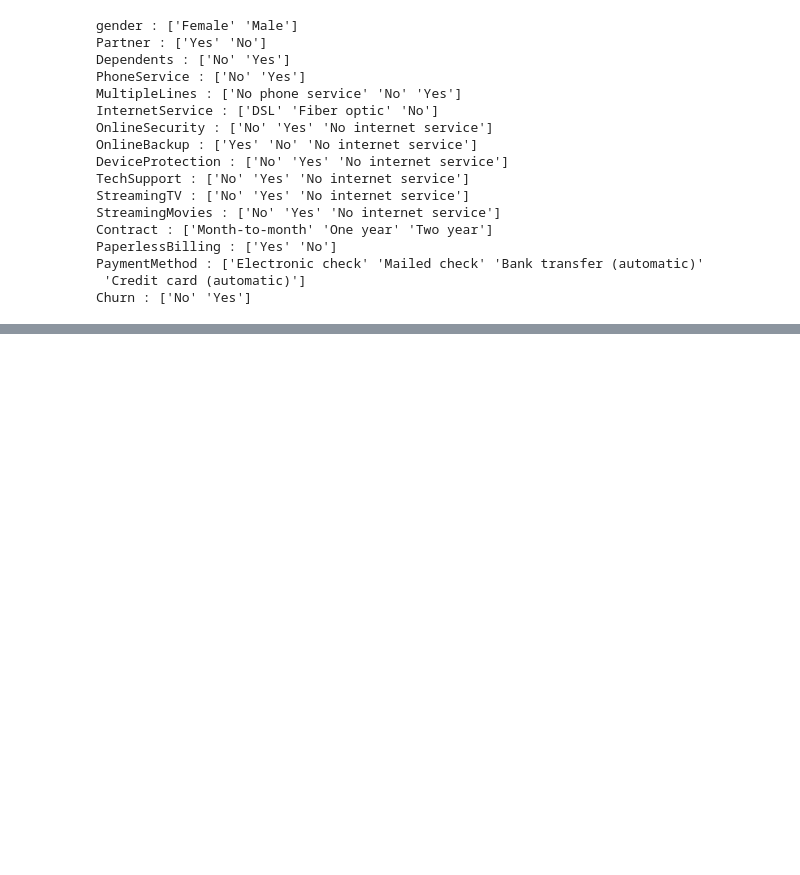
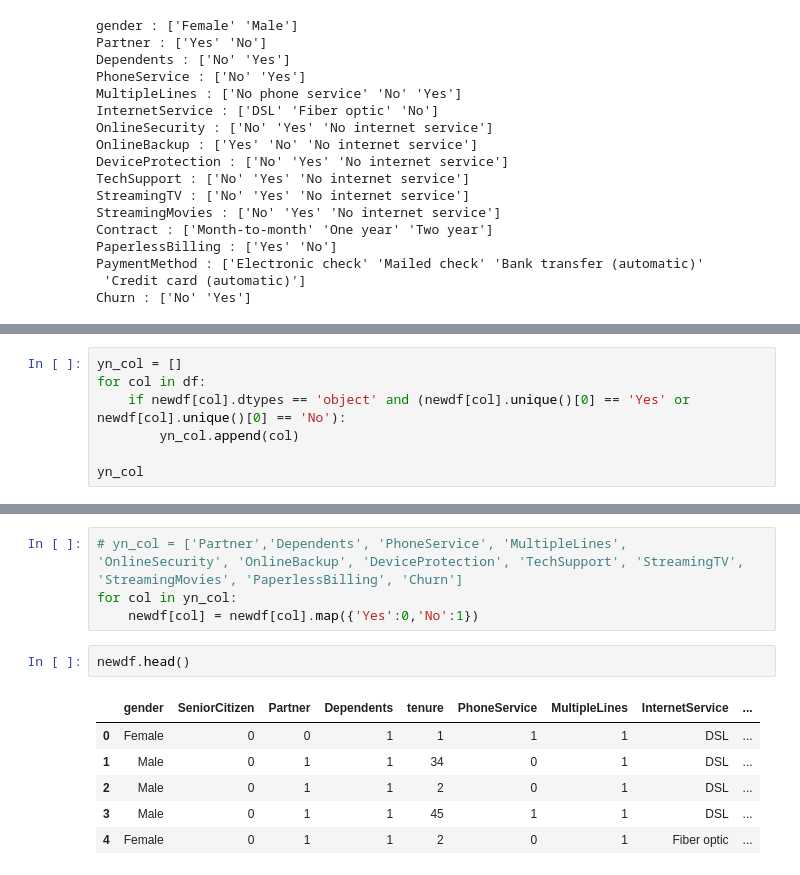
Before and after one commit to rajyavardhanbithale/ml, a Jupyter notebook: deep_learning/ann/ann.ipynb, the cells around one changed output, grey strips where cells are left out. Drawn from its saved outputs; the diff is of its cells as text; blank space fills up the shorter version.

```diff
--- a/deep_learning/ann/ann.ipynb
+++ b/deep_learning/ann/ann.ipynb
@@ -168 +178,8 @@ PaymentMethod : ['Electronic check' 'Mailed check' 'Bank transfer (automatic)'
 Churn : ['No' 'Yes']
+# %%
+yn_col = []
+for col in df:
+    if newdf[col].dtypes == 'object' and (newdf[col].unique()[0] == 'Yes' or newdf[col].unique()[0] == 'No'):
+        yn_col.append(col)
+
+yn_col
@@ -168,0 +199,13 @@ Churn : ['No' 'Yes']
+# %%
+# yn_col = ['Partner','Dependents', 'PhoneService', 'MultipleLines', 'OnlineSecurity', 'OnlineBackup', 'DeviceProtection', 'TechSupport', 'StreamingTV', 'StreamingMovies', 'PaperlessBilling', 'Churn']
+for col in yn_col:
+    newdf[col] = newdf[col].map({'Yes':0,'No':1})
+# %%
+newdf.head()
+# %% [output]
+|  | gender | SeniorCitizen | Partner | Dependents | tenure | PhoneService | MultipleLines | InternetService | ... |
+| 0 | Female | 0 | 0 | 1 | 1 | 1 | 1 | DSL | ... |
+| 1 | Male | 0 | 1 | 1 | 34 | 0 | 1 | DSL | ... |
+| 2 | Male | 0 | 1 | 1 | 2 | 0 | 1 | DSL | ... |
+| 3 | Male | 0 | 1 | 1 | 45 | 1 | 1 | DSL | ... |
+| 4 | Female | 0 | 1 | 1 | 2 | 0 | 1 | Fiber optic | ... |
```
Also changed, not shown: parts of 20 cells of this notebook.
